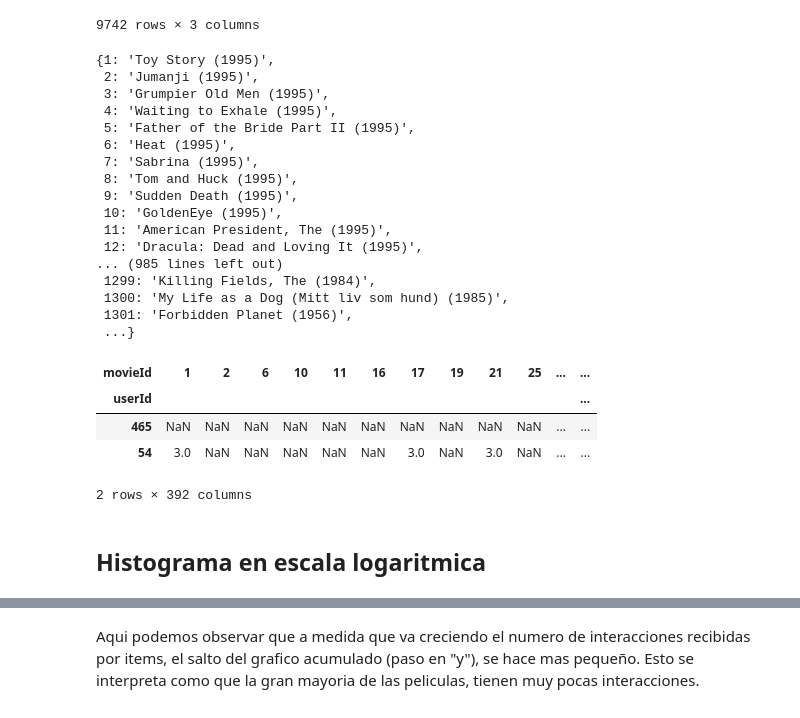
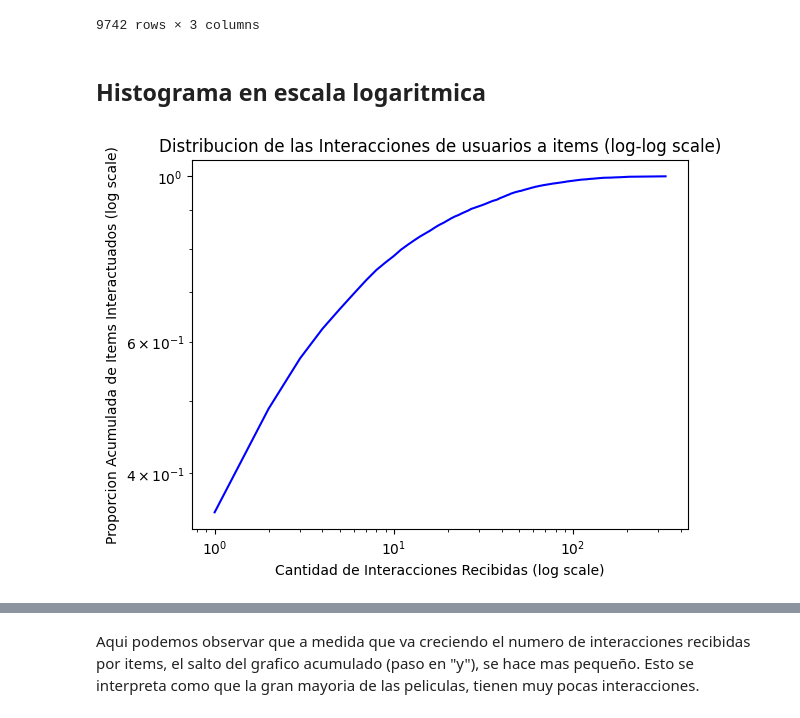
Before and after one commit to Csuarezgurruchaga/TESIS-HYBRID-RECOMMENDER-SYSTEM, a Jupyter notebook: source/prepro.ipynb, the cells around one changed output, grey strips where cells are left out. Cells and saved outputs as stored; diff of their text form; code cells hidden in the pictures.

```diff
--- a/source/prepro.ipynb
+++ b/source/prepro.ipynb
@@ -60,34 +60,25 @@ names
 # %%
 movie_names_map = dict(zip(names.movieId, names.title))
 
-movie_names_map
+# movie_names_map
-# %% [output]
-{1: 'Toy Story (1995)',
- 2: 'Jumanji (1995)',
- 3: 'Grumpier Old Men (1995)',
- 4: 'Waiting to Exhale (1995)',
- 5: 'Father of the Bride Part II (1995)',
- 6: 'Heat (1995)',
- 7: 'Sabrina (1995)',
- 8: 'Tom and Huck (1995)',
- 9: 'Sudden Death (1995)',
- 10: 'GoldenEye (1995)',
- 11: 'American President, The (1995)',
- 12: 'Dracula: Dead and Loving It (1995)',
-... (985 lines left out)
- 1299: 'Killing Fields, The (1984)',
- 1300: 'My Life as a Dog (Mitt liv som hund) (1985)',
- 1301: 'Forbidden Planet (1956)',
- ...}
 # %%
 #44444
-# %%
-user_item_matrix_overlap.sample(2)
-# %% [output]
-| movieId | 1 | 2 | 6 | 10 | 11 | 16 | 17 | 19 | 21 | 25 | ... | ... |
-| userId |  |  |  |  |  |  |  |  |  |  |  | ... |
-| 465 | NaN | NaN | NaN | NaN | NaN | NaN | NaN | NaN | NaN | NaN | ... | ... |
-| 54 | 3.0 | NaN | NaN | NaN | NaN | NaN | 3.0 | NaN | 3.0 | NaN | ... | ... |
-2 rows × 392 columns
 # %% [markdown]
 ## Histograma en escala logaritmica
+# %%
+
+count_counts = movies['movieId'].value_counts().value_counts()
+
+# Calculate cumulative frequency
+cumulative_frequency = count_counts.sort_index().cumsum()/9724
+
+# Plotting in log-log scale using a line plot
+plt.plot(cumulative_frequency.index, cumulative_frequency.values, linestyle='-', color = "b")
+plt.xscale('log')
+plt.yscale('log')
+plt.xlabel('Cantidad de Interacciones Recibidas (log scale)')
+plt.ylabel('Proporcion Acumulada de Items Interactuados (log scale)')
+plt.title('Distribucion de las Interacciones de usuarios a items (log-log scale)')
+plt.show()
+# %% [output]
+[figure, added]
```
Also changed, not shown: parts of 25 cells of this notebook.
